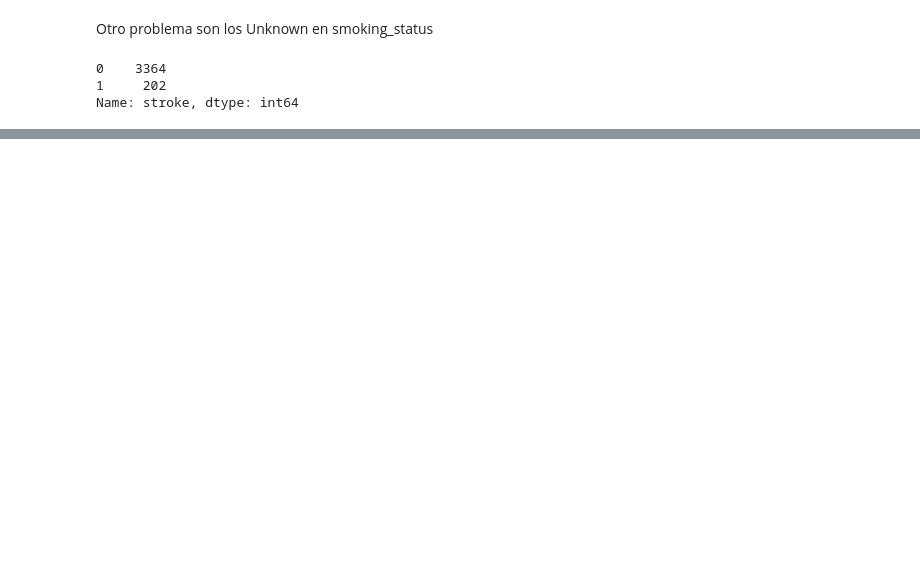
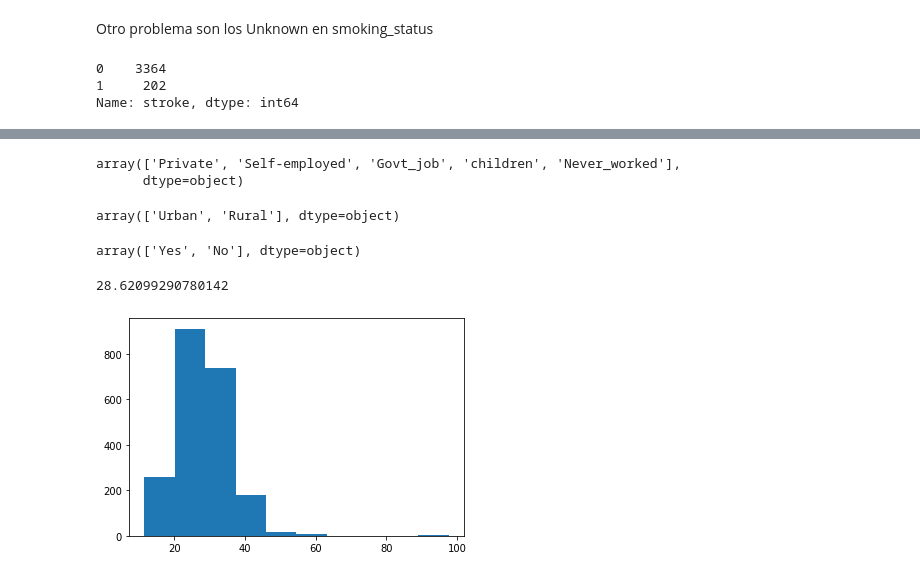
Before and after one commit to danisuar3z/ML_UNSAM_grupo1, a Jupyter notebook: stroke.ipynb, the cells around one changed output, grey strips where cells are left out. Drawn from its saved outputs; the diff is of its cells as text; code cells hidden in the pictures; blank space fills up the shorter version.

```diff
--- a/stroke.ipynb
+++ b/stroke.ipynb
@@ -124,0 +135,11 @@ Estaríamos perdiendo más de 40 casos con stroke positivo
+# %%
+smokers = {
+    "never smoked": 0,
+    "Unknown": 1,
+    "formerly smoked": 2,
+    "smokes": 3,
+}
+
+df["smoking_num"] = [smokers[cat] for cat in df.smoking_status]
+# %%
+df["gender_num"] = []
@@ -124,0 +160,31 @@ Estaríamos perdiendo más de 40 casos con stroke positivo
+# %%
+df.work_type.unique()
+# Orden de estrés: children --> Never_worked --> Private+Govt_job --> Self-employed => StdScaler
+# Sino, usar un OneHotEncoder
+# %% [output]
+array(['Private', 'Self-employed', 'Govt_job', 'children', 'Never_worked'],
+      dtype=object)
+# %%
+work_types = {
+    'Private': 2,
+    'Self-employed': 3,
+    'Govt_job': 2,
+    'children': 0,
+    'Never_worked': 1,
+}
+
+df["work_type_num"] = [work_types[cat] for cat in df.work_type]
+# %%
+df.Residence_type.unique()
+# %% [output]
+array(['Urban', 'Rural'], dtype=object)
+# %%
+df.ever_married.unique()
+# %% [output]
+array(['Yes', 'No'], dtype=object)
+# %%
+plt.hist(df.bmi[df.gender=="Male"])
+print(df.bmi[df.gender=="Male"].mean())
+# %% [output]
+28.62099290780142
+[figure, added]
```
Also changed, not shown: parts of 30 cells of this notebook, 1 other file.
